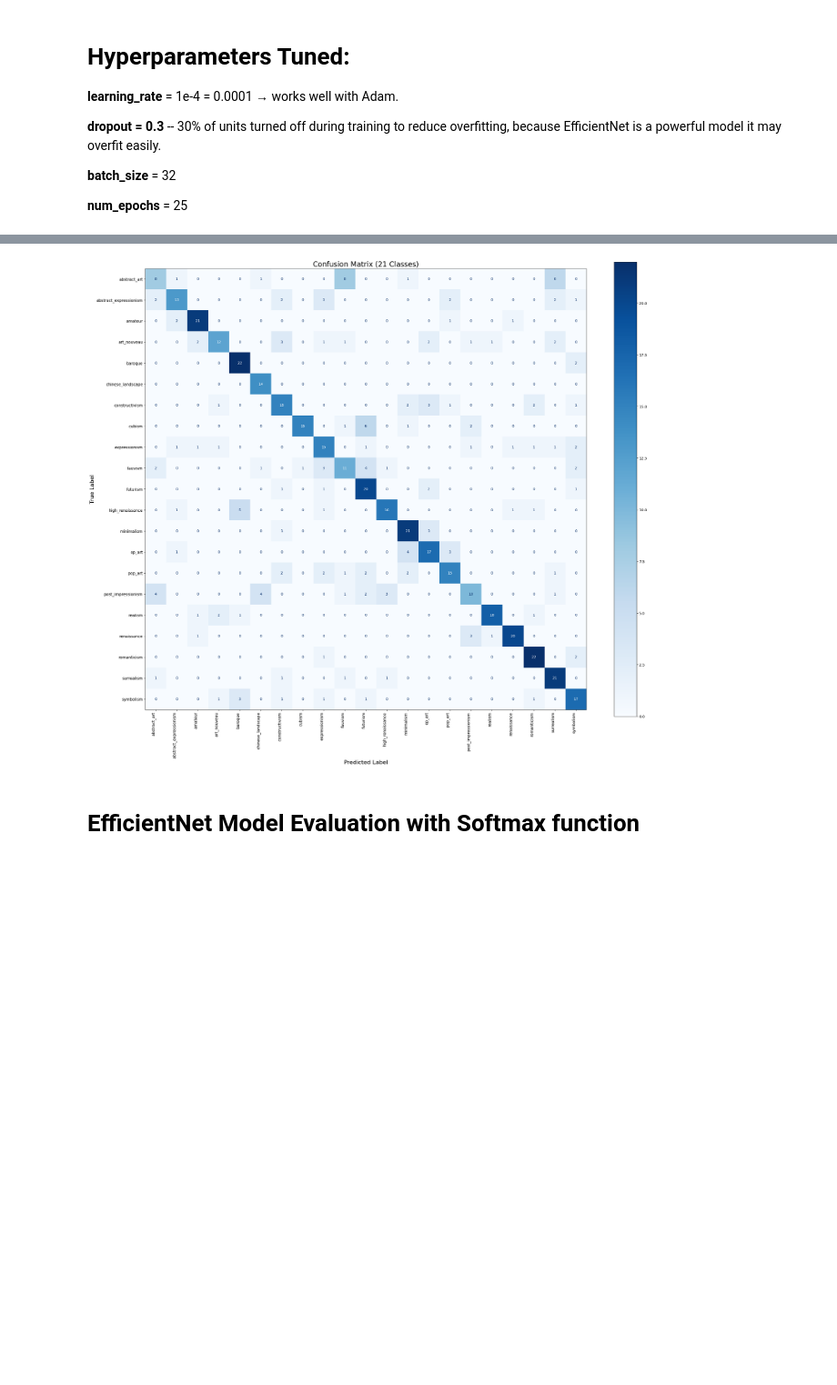
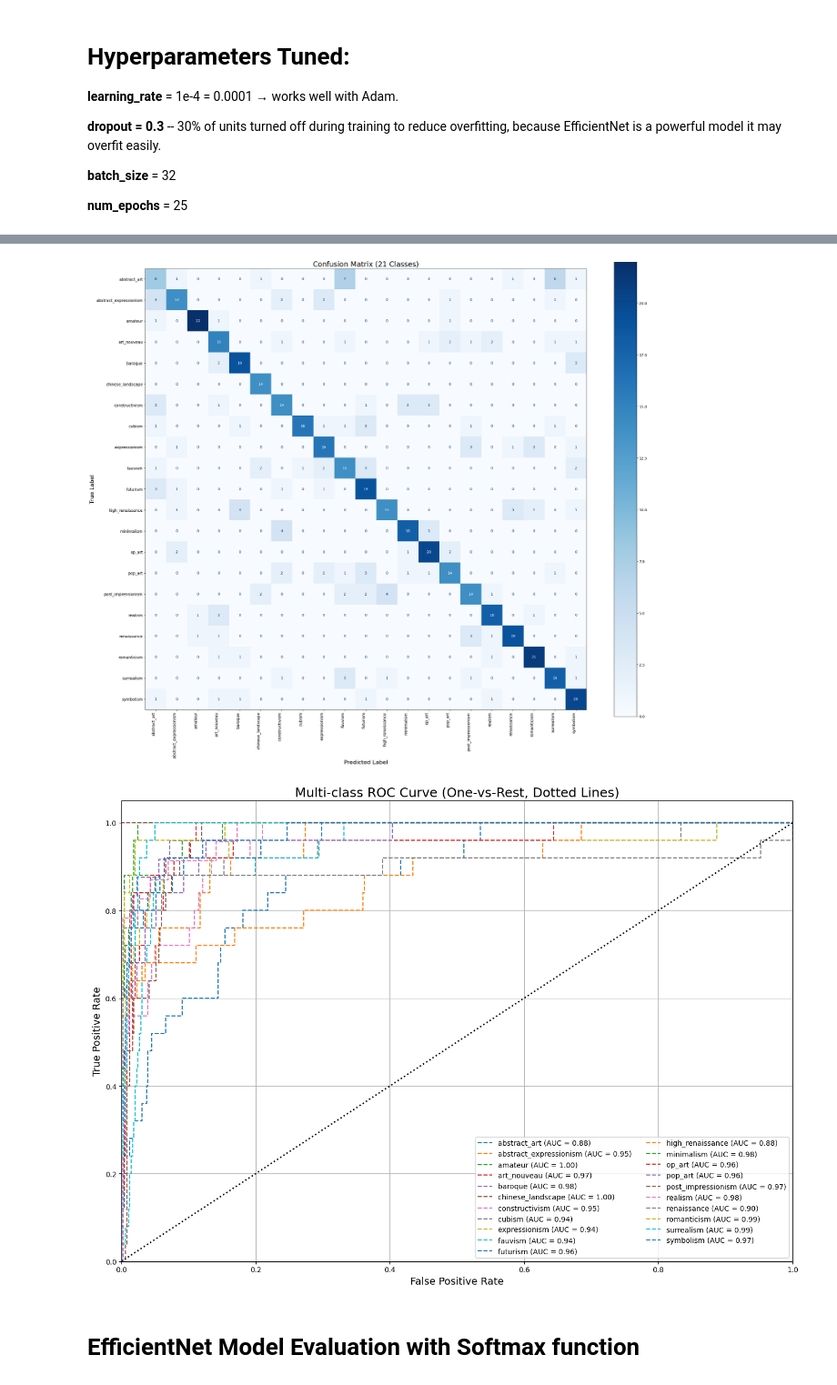
Before and after one commit to khairul-amin-cyber/MerakiNexus-V2, a Jupyter notebook: art_classification_model/subject-2/MerakiNexus_V2_Subject_2.ipynb, the cells around one changed output, grey strips where cells are left out. Shown at 91% size. Saved outputs shown, nothing was run; the diff lists cells and outputs as text; code cells hidden in the pictures; blank space fills up the shorter version.

```diff
--- a/art_classification_model/subject-2/MerakiNexus_V2_Subject_2.ipynb
+++ b/art_classification_model/subject-2/MerakiNexus_V2_Subject_2.ipynb
@@ -354,10 +347,18 @@ import torch
 import torch.nn.functional as F
 from torchvision import datasets, transforms
 from torch.utils.data import DataLoader
-from sklearn.metrics import classification_report, accuracy_score, confusion_matrix, ConfusionMatrixDisplay
+from sklearn.metrics import (
+    classification_report,
+    accuracy_score,
+    confusion_matrix,
+    ConfusionMatrixDisplay,
+    roc_curve,
+    auc
+)
 import matplotlib.pyplot as plt
 import pandas as pd
 import numpy as np
+from sklearn.preprocessing import label_binarize
 
 # ========== Define transforms ==========
 transform = transforms.Compose([
@@ -373,25 +374,30 @@ test_dataset = datasets.ImageFolder(
     transform=transform
 )
 test_loader = DataLoader(test_dataset, batch_size=32, shuffle=False)
+class_names = test_dataset.classes
+num_classes = len(class_names)
 
 # ========== Load TorchScript model ==========
-scripted_model = torch.jit.load("/content/MerakiNexus-V2/art_classification_model/subject-2/artwork_classification_model_subject_2_efficientNet.pth")
+scripted_model = torch.jit.load("/content/artwork_classification_model_subject_2_efficientNet.pth")
 scripted_model.eval()
-
 device = torch.device("cuda" if torch.cuda.is_available() else "cpu")
 scripted_model.to(device)
 
 # ========== Evaluation on Test Set ==========
 all_preds = []
 all_labels = []
+all_probs = []
 
 with torch.no_grad():
     for images, labels in test_loader:
         images, labels = images.to(device), labels.to(device)
         outputs = scripted_model(images)
-        preds = outputs.argmax(dim=1)
+        probs = F.softmax(outputs, dim=1)
+        preds = torch.argmax(probs, dim=1)
+
         all_preds.extend(preds.cpu().numpy())
         all_labels.extend(labels.cpu().numpy())
+        all_probs.extend(probs.cpu().numpy())
 
 # ========== Overall Test Accuracy ==========
 test_accuracy = accuracy_score(all_labels, all_preds)
@@ -401,11 +407,10 @@ print(f"\n✅ Test Accuracy: {test_accuracy * 100:.2f}%")
 report = classification_report(
     all_labels,
     all_preds,
-    target_names=test_dataset.classes,
+    target_names=class_names,
     digits=3,
     output_dict=True
 )
-
 df_metrics = pd.DataFrame(report).transpose()
 print("\n📊 Classification Report (per class):\n")
 print(df_metrics[['precision', 'recall', 'f1-score']].round(3))
@@ -415,9 +420,8 @@ print(df_metrics[['precision', 'recall', 'f1-score']].round(3))
 
 # ========== Confusion Matrix ==========
 cm = confusion_matrix(all_labels, all_preds)
-disp = ConfusionMatrixDisplay(confusion_matrix=cm, display_labels=test_dataset.classes)
+disp = ConfusionMatrixDisplay(confusion_matrix=cm, display_labels=class_names)
 
-# Create large, readable confusion matrix plot with properly aligned x-axis labels
 fig, ax = plt.subplots(figsize=(24, 20))
 disp.plot(
     cmap="Blues",
@@ -425,14 +429,47 @@ disp.plot(
     ax=ax
 )
 
-# Fix x-axis label alignment
 plt.setp(ax.get_xticklabels(), rotation=90, ha='right', fontsize=11)
 plt.setp(ax.get_yticklabels(), fontsize=11)
-
 ax.set_title("Confusion Matrix (21 Classes)", fontsize=20)
 ax.set_xlabel("Predicted Label", fontsize=16)
 ax.set_ylabel("True Label", fontsize=16)
-
 plt.tight_layout()
 plt.show()
+
+# ========== ROC Curve ==========
+# Binarize labels
+y_true_bin = label_binarize(all_labels, classes=list(range(num_classes)))
+y_score = np.array(all_probs)
+
+# Compute ROC curve and AUC for each class
+fpr = dict()
+tpr = dict()
+roc_auc = dict()
+
+for i in range(num_classes):
+    fpr[i], tpr[i], _ = roc_curve(y_true_bin[:, i], y_score[:, i])
+    roc_auc[i] = auc(fpr[i], tpr[i])
+
+# Plot ROC curve for each class as dotted lines
+plt.figure(figsize=(14, 10))
+for i in range(num_classes):
+    plt.plot(
+        fpr[i],
+        tpr[i],
+        linestyle='--',
+        lw=1.5,
+        label=f"{class_names[i]} (AUC = {roc_auc[i]:.2f})"
+    )
+
+plt.plot([0, 1], [0, 1], 'k:', lw=2)  # Diagonal reference line
+plt.xlim([0.0, 1.0])
+plt.ylim([0.0, 1.05])
+plt.xlabel("False Positive Rate", fontsize=14)
+plt.ylabel("True Positive Rate", fontsize=14)
+plt.title("Multi-class ROC Curve (One-vs-Rest, Dotted Lines)", fontsize=18)
+plt.legend(loc="lower right", fontsize=10, ncol=2)
+plt.grid(True)
+plt.tight_layout()
+plt.show()
 # %% [output]
@@ -456,4 +493,5 @@ weighted avg                0.678   0.671     0.665
-[figure, old version]
+[figure, new version]
+[figure, added]
 # %% [markdown]
 # EfficientNet Model Evaluation with Softmax function
 # %%
```
Also changed, not shown: parts of 5 cells of this notebook, 4 other files.
